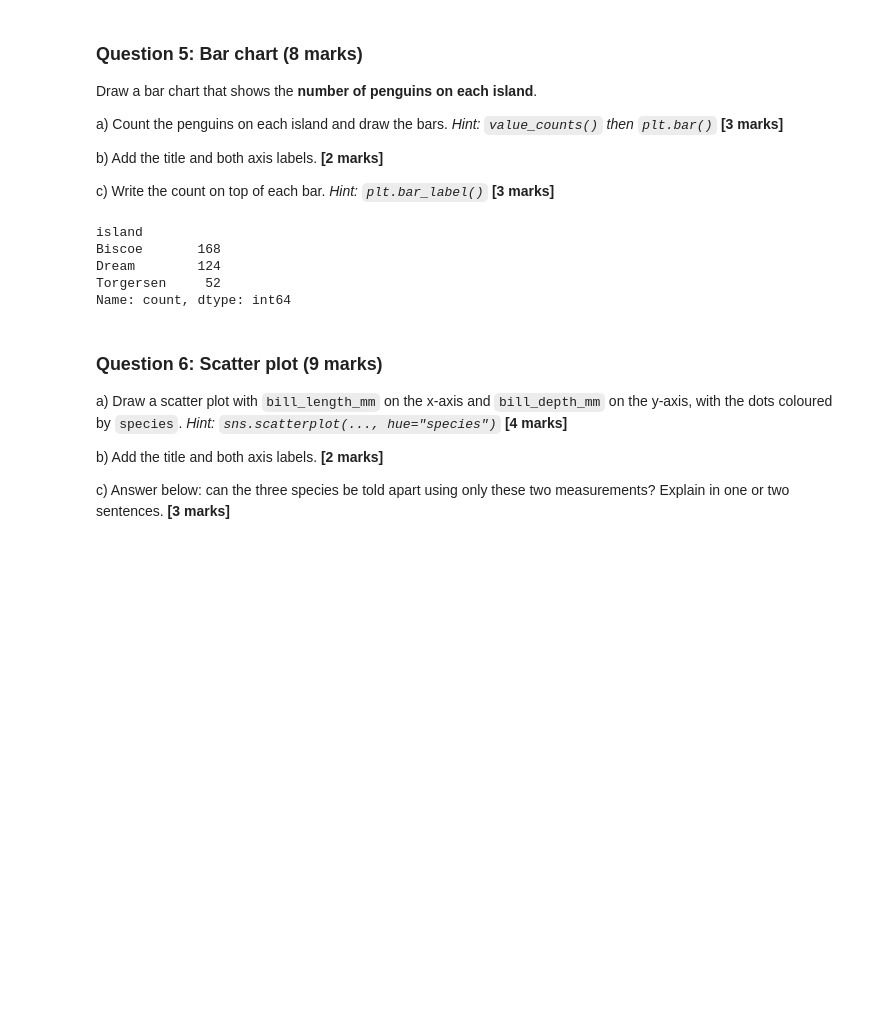
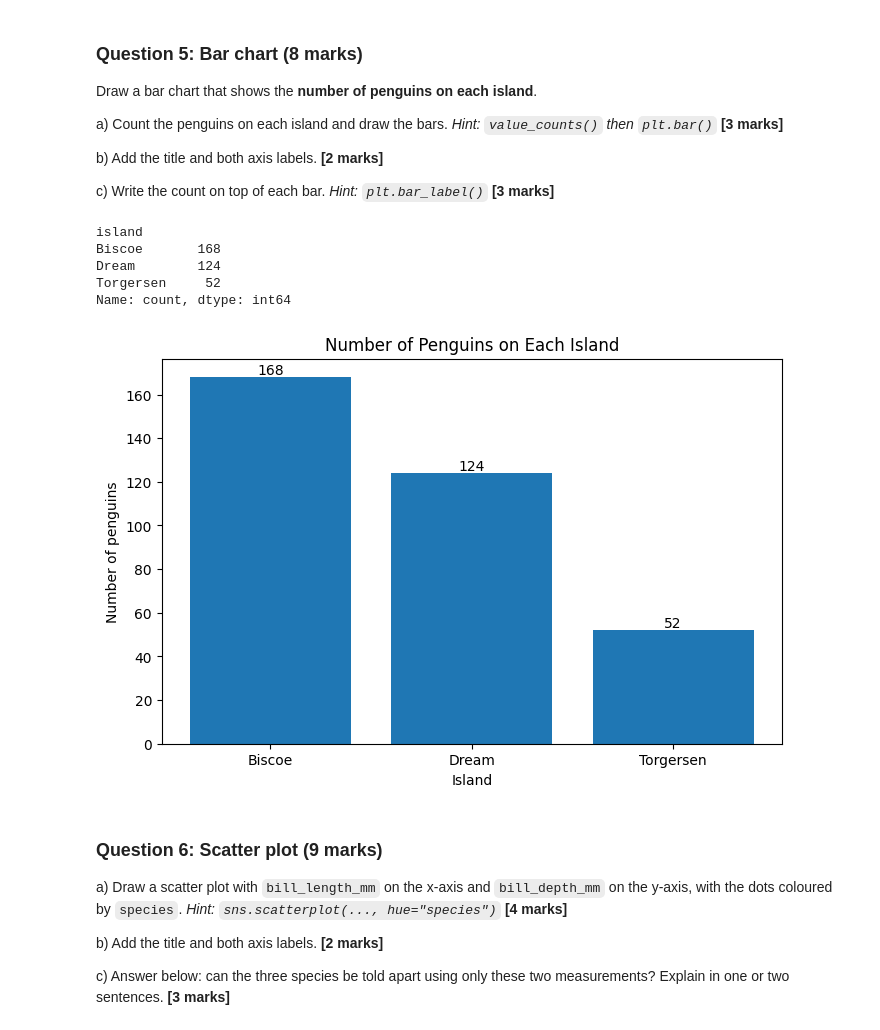
Before and after one commit to akmalzokirjonov/week3-lab, a Jupyter notebook: Lab_Data_Exploring_and_Cleaning.ipynb, the cells around one changed output. Drawn from its saved outputs; the diff is of its cells as text; code cells hidden in the pictures; blank space fills up the shorter version.

```diff
--- a/Lab_Data_Exploring_and_Cleaning.ipynb
+++ b/Lab_Data_Exploring_and_Cleaning.ipynb
@@ -682,16 +909,25 @@ a) Count the penguins on each island and draw the bars. *Hint: `value_counts()`
 b) Add the title and both axis labels. **[2 marks]**
 
 c) Write the count on top of each bar. *Hint: `plt.bar_label()`* **[3 marks]**
-# %%
-# YOUR CODE HERE
-island_counts = df["island"].value_counts()
-print(island_counts)
-# %% [output]
-island
-Biscoe       168
-Dream        124
-Torgersen     52
-Name: count, dtype: int64
+# %%
+# YOUR CODE HERE
+island_counts = df["island"].value_counts()
+print(island_counts)
+
+plt.figure(figsize=(8, 5))
+bars = plt.bar(island_counts.index, island_counts.values)
+plt.bar_label(bars)
+plt.title("Number of Penguins on Each Island")
+plt.xlabel("Island")
+plt.ylabel("Number of penguins")
+plt.show()
+# %% [output]
+island
+Biscoe       168
+Dream        124
+Torgersen     52
+Name: count, dtype: int64
+[figure, added]
 # %% [markdown]
 ### Question 6: Scatter plot (9 marks)
 
```
Also changed, not shown: parts of 41 cells of this notebook.
